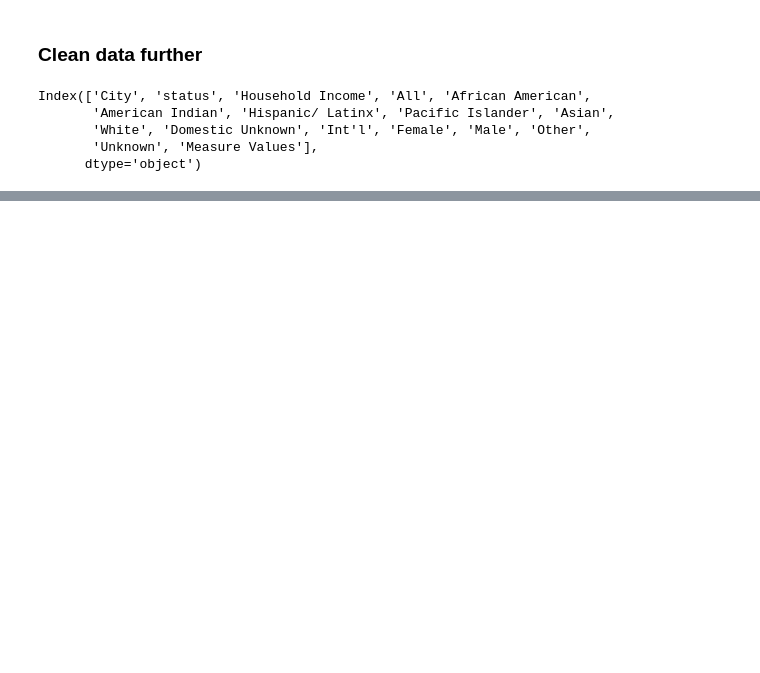
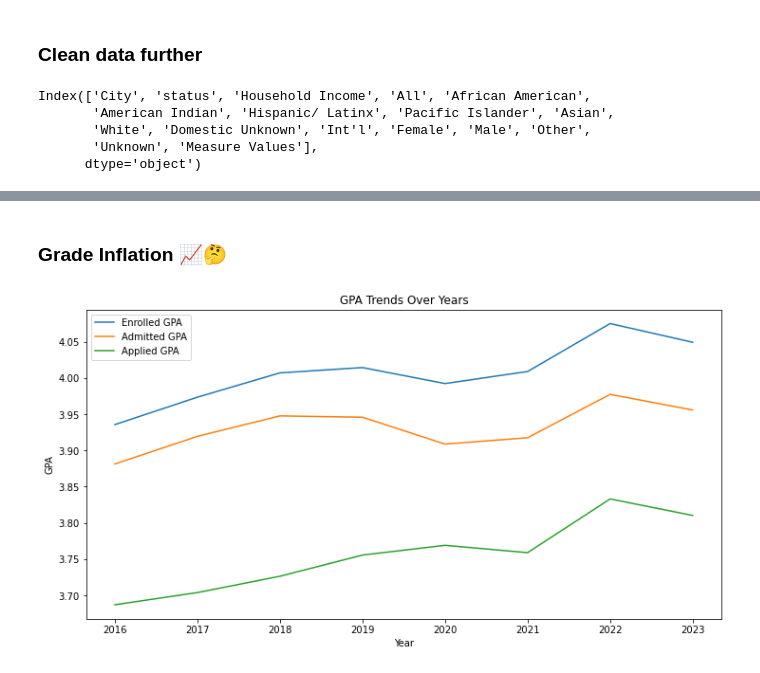
Before and after one commit to wanning-lu/MATH-189-Final-Project, a Jupyter notebook: analysis_merged.ipynb, the cells around one changed output, grey strips where cells are left out. Drawn from its saved outputs; the diff is of its cells as text; code cells hidden in the pictures; blank space fills up the shorter version.

Commit message:
added in park data for intrument and plotted GPA inflation

```diff
--- a/analysis_merged.ipynb
+++ b/analysis_merged.ipynb
@@ -168,0 +211,25 @@ for year in years:
+# %% [markdown]
+### Grade Inflation 📈🤔
+# %%
+#concat gpa dfs, filter dfs for only necessary data, change get adm/enrolled/applied a
+
+gpa_all_years = pd.concat(gpa.values(), keys=gpa.keys(), names=['Year'])
+gpa_filtered = gpa_all_years[['School', 'Measure Names', 'Measure Values']].reset_index()
+gpa_pivot = gpa_filtered.pivot_table(index=['Year', 'School'], columns='Measure Names', values='Measure Values').reset_index()
+gpa_annual_avg = gpa_pivot.groupby('Year').mean().reset_index()
+
+
+
+plt.figure(figsize=(12, 6))
+
+plt.plot(gpa_annual_avg['Year'], gpa_annual_avg['Enrl GPA'], label='Enrolled GPA')
+plt.plot(gpa_annual_avg['Year'], gpa_annual_avg['Adm GPA'], label='Admitted GPA')
+plt.plot(gpa_annual_avg['Year'], gpa_annual_avg['App GPA'], label='Applied GPA')
+
+plt.xlabel('Year')
+plt.ylabel('GPA')
+plt.title('GPA Trends Over Years')
+plt.legend()
+plt.show()
+# %% [output]
+[figure, added]
```
Also changed, not shown: parts of 13 cells of this notebook.
